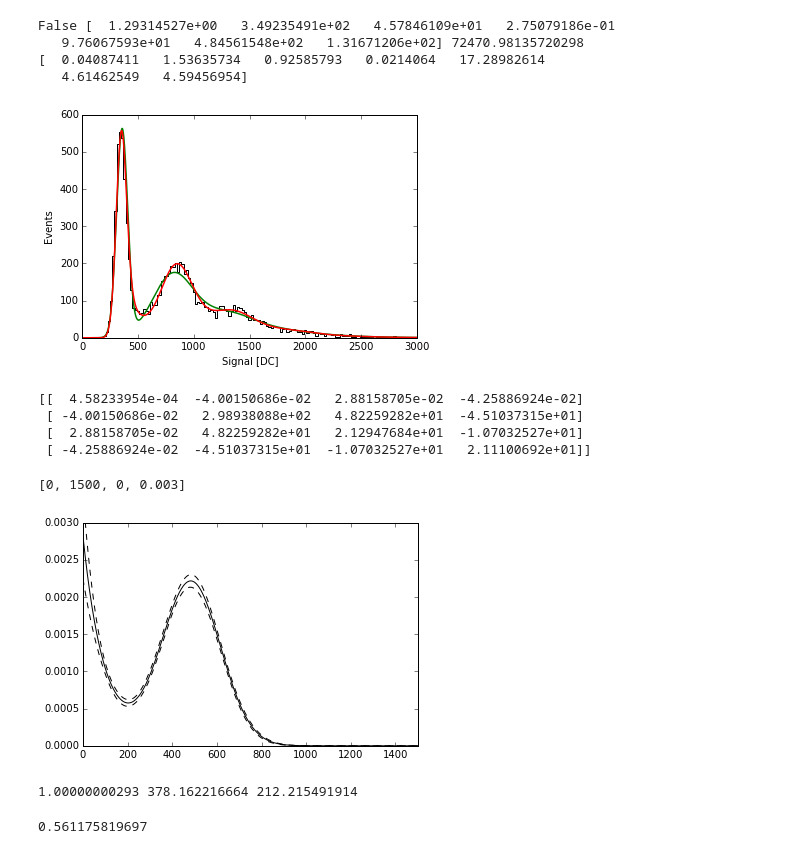
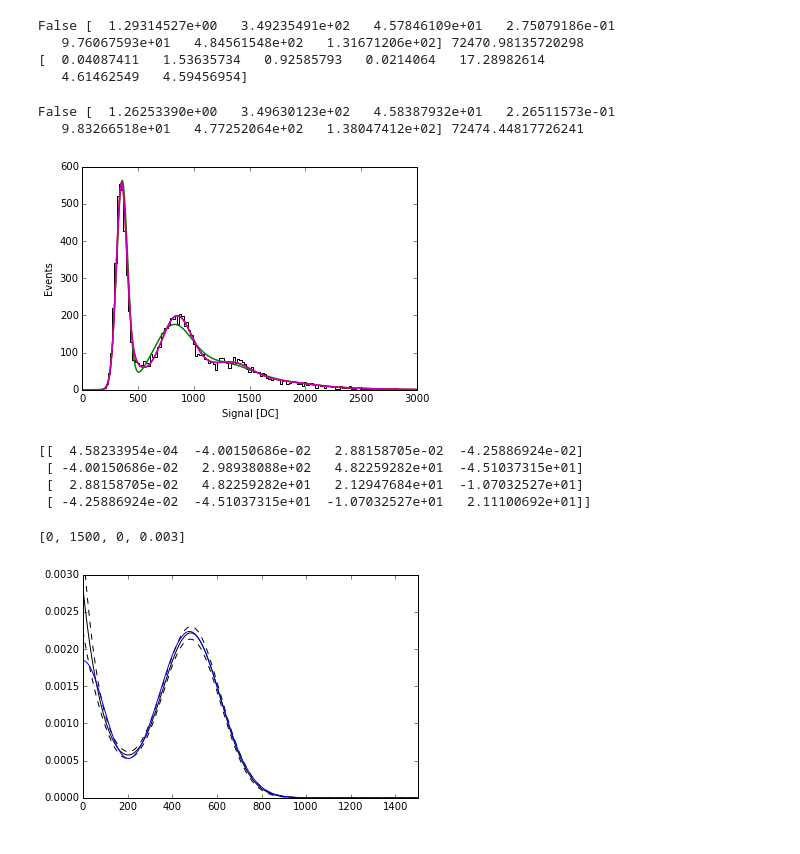
Before and after one commit to llr-cta/calin, a Jupyter notebook: unit_tests/python/notebooks/test two component SES model.ipynb, the cells around one changed output. Cells and saved outputs as stored; diff of their text form; code cells hidden in the pictures.

```diff
--- a/unit_tests/python/notebooks/test two component SES model.ipynb
+++ b/unit_tests/python/notebooks/test two component SES model.ipynb
@@ -53,37 +53,62 @@ False [  1.29314527e+00   3.49235491e+02   4.57846109e+01   2.75079186e-01
    9.76067593e+01   4.84561548e+02   1.31671206e+02] 72470.98135720298
 [  0.04087411   1.53635734   0.92585793   0.0214064   17.28982614
    4.61462549   4.59456954]
+# %%
+ses_2g_pdf_a = calin.math.pdf_1d.LimitedGaussianPDF(0,numpy.inf)
+ses_2g_pdf_b = calin.math.pdf_1d.LimitedGaussianPDF(0,numpy.inf)
+ses_2g_cpt = calin.math.pdf_1d.TwoComponentPDF(ses_2g_pdf_a, "g1", ses_2g_pdf_b, "g2")
+ped_2g_pdf = calin.math.pdf_1d.GaussianPDF()
+mes_model_2g_cpt = calin.calib.spe_fit.GeneralPoissonMES(mes_hist.xval_left(0), mes_hist.dxval(),\
+        mes_hist.size(), ses_2g_cpt, ped_2g_pdf)
+like_2g_cpt = calin.calib.spe_fit.SPELikelihood(mes_model_2g_cpt, mes_hist)
+freezer = calin.math.function.FreezeThawFunction(like_2g_cpt)
+freezer.freeze(4,0)
+opt_2g_cpt = calin.math.optimizer.NLOptOptimizer(calin.math.optimizer.LD_LBFGS, freezer)
+#opt_two_cpt.set_scale([0.1,0.1,1.0,0.01,1.0,1.0,0.05]);
+opt_2g_cpt.set_verbosity_level(calin.math.optimizer.OptimizerVerbosityLevel_MAX);
+opt_2g_cpt.set_abs_tolerance(0.001);
+opt_2g_cpt.set_initial_values([1.0, 355.0, 10.0, 0.2, 100.0, 500.0, 200.0]);
+status, xopt_2g_cpt, fval_2g_cpt = opt_2g_cpt.minimize()
+print(status, xopt_2g_cpt, fval_2g_cpt)
+# %% [output]
+False [  1.26253390e+00   3.49630123e+02   4.58387932e+01   2.26511573e-01
+   9.83266518e+01   4.77252064e+02   1.38047412e+02] 72474.44817726241
 # %%
 mes_hist_plot = calin.math.histogram.SimpleHist(20.0)
 mes_hist_plot.insert_vec(fernandez_data);
 
 ihist = range(0,mes_hist_plot.nbin());
 xhist_plot = list(map(lambda i: mes_hist_plot.xval_center(i),ihist))
 yhist_plot = list(map(lambda i: mes_hist_plot.weight(i),ihist))
 step(xhist_plot,yhist_plot,'k')
 xlabel('Signal [DC]')
 ylabel('Events')
 
 ihist = range(0,mes_hist.nbin());
 xhist = list(map(lambda i: mes_hist.xval_center(i),ihist))
 
-
 mes_model_gauss.set_parameter_values(xopt_gauss)
 ymodel_gauss = \
     list(map(lambda x: mes_hist_plot.sum_w()*mes_hist_plot.dxval()*mes_model_gauss.pdf_mes(x),xhist))
 hold('on')
 plot(xhist,ymodel_gauss,'g',lw=1.5)
 
 mes_model_two_cpt.set_parameter_values(xopt_two_cpt)
 ymodel_two_cpt = \
     list(map(lambda x: mes_hist_plot.sum_w()*mes_hist_plot.dxval()*mes_model_two_cpt.pdf_mes(x),xhist))
 hold('on')
 plot(xhist,ymodel_two_cpt,'r',lw=1.5)
 
+mes_model_2g_cpt.set_parameter_values(freezer.x_in2out(xopt_2g_cpt))
+ymodel_2g_cpt = \
+    list(map(lambda x: mes_hist_plot.sum_w()*mes_hist_plot.dxval()*mes_model_two_cpt.pdf_mes(x),xhist))
+hold('on')
+plot(xhist,ymodel_2g_cpt,'m',lw=1.5)
+
 axis([0,3000,0,600])
 gcf().savefig('../../../mybuild/spe_two_cpt.pdf')
 # %% [output]
-[figure, old version]
+[figure, new version]
 # %%
 err_mat_ses = mes_model_two_cpt.extract_ses_hessian_values(err_mat_two_cpt)
 print(err_mat_ses)
@@ -102,7 +127,13 @@ for i in range(0,len(ses_y)):
     grad = reshape(grad,(4,1))
     ses_dy[i] = sqrt(grad.transpose()*matrix(err_mat_ses)*grad)
 plot(ses_x, ses_y, 'k', ses_x, ses_y+ses_dy,'k--',ses_y-ses_dy,'k--')
+ses_2g_y = asarray(mes_model_2g_cpt.n_electron_spectrum(1));
+ses_2g_x = ses_y*0;
+for i in range(0,len(ses_y)):
+    ses_2g_x[i] = mes_model_two_cpt.ses_x(i)
+plot(ses_2g_x, ses_2g_y, 'b')
+
 axis([0,1500,0,0.003])
 # %% [output]
 [0, 1500, 0, 0.003]
-[figure, old version]
+[figure, new version]
@@ -115,8 +139,0 @@ ses_rms = sqrt(sum(ses_y*ses_x*ses_x) - ses_mean**2)
-# %%
-print(ses_norm, ses_mean, ses_rms)
-# %% [output]
-1.00000000293 378.162216664 212.215491914
-# %%
-print(ses_rms/ses_mean)
-# %% [output]
-0.561175819697
```
Also changed, not shown: parts of 6 cells of this notebook, 3 other files.
